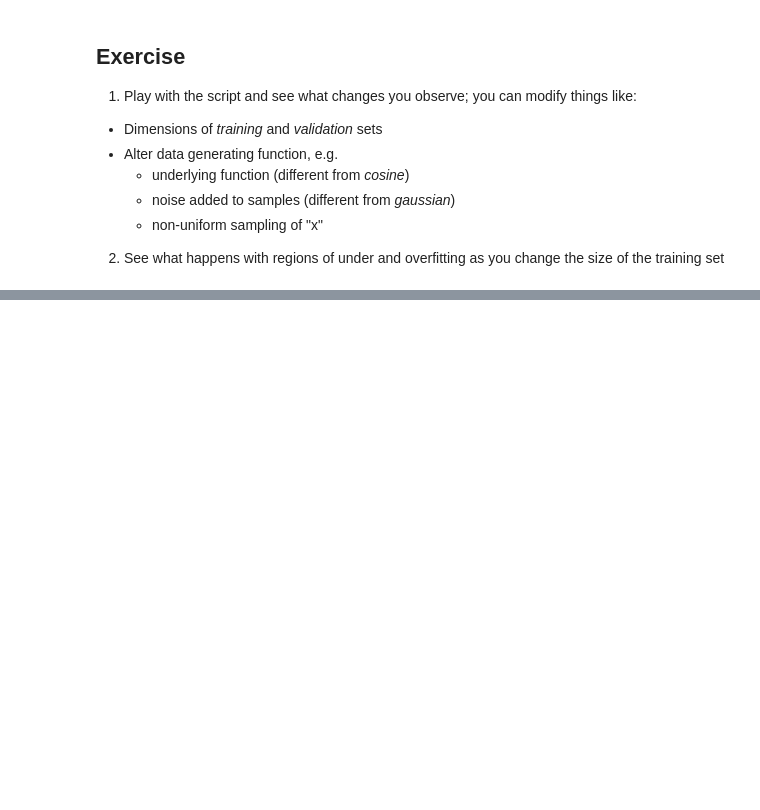
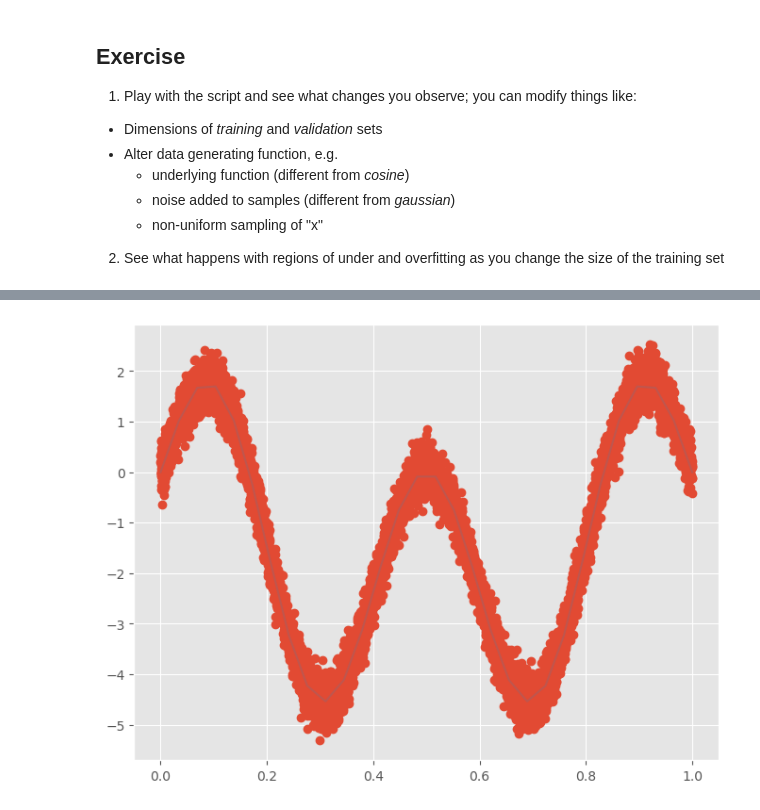
Before and after one commit to Lorenc1o/BDMA_Notes, a Jupyter notebook: UPC/Machine_Learning/Labs/lab02/ml02-polyreg.ipynb, the cells around one changed output, grey strips where cells are left out. Saved outputs shown, nothing was run; the diff lists cells and outputs as text; code cells hidden in the pictures; blank space fills up the shorter version.

```diff
--- a/UPC/Machine_Learning/Labs/lab02/ml02-polyreg.ipynb
+++ b/UPC/Machine_Learning/Labs/lab02/ml02-polyreg.ipynb
@@ -282,0 +351,12 @@ plt.legend();
+# %%
+N = 10000
+sigma = 0.25
+
+x,t = fgen(N, sigma)
+sample = pd.DataFrame({'input':x,'target':t})
+# %%
+fig, ax = plt.subplots(figsize=(8,6))
+ax.plot(sample.input, sample.target, 'o')
+ax.plot(np.linspace(0, 1, num=30), feval(np.linspace(0, 1,num=30)), alpha=0.2);
+# %% [output]
+[figure, added]
```
Also changed, not shown: parts of 9 cells of this notebook.
